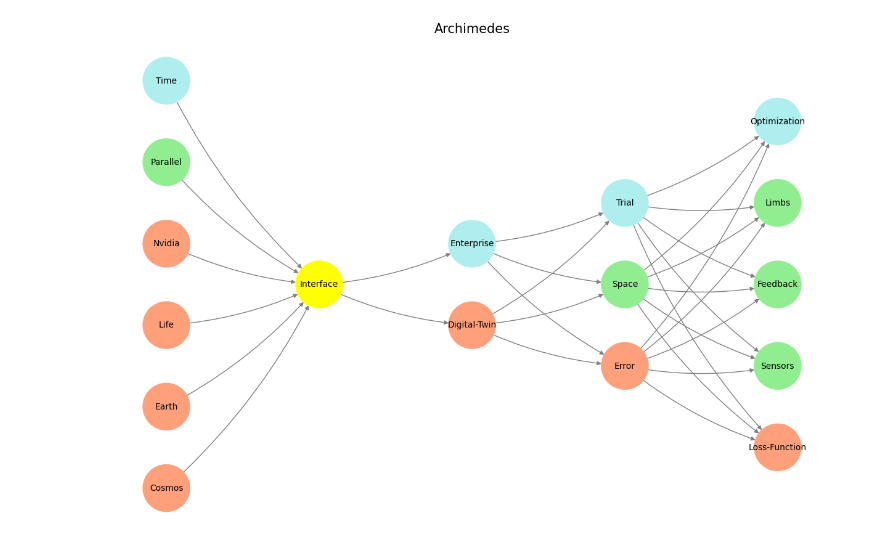
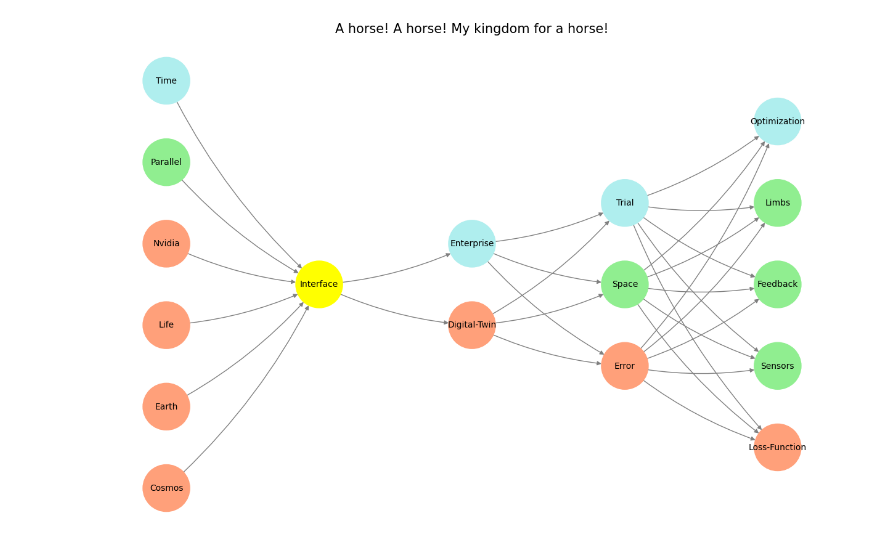
Before and after one commit to abikesa/weisner, a Jupyter notebook: kitabo/ensi/_build/jupyter_execute/act3/part1/part1_2.ipynb, the cells around one changed output. Drawn from its saved outputs; the diff is of its cells as text; code cells hidden in the pictures.

Commit message:
my kingdom for a horse

```diff
--- a/kitabo/ensi/_build/jupyter_execute/act3/part1/part1_2.ipynb
+++ b/kitabo/ensi/_build/jupyter_execute/act3/part1/part1_2.ipynb
@@ -133,32 +101,32 @@ def visualize_nn():
     center_x = 0  # Align nodes horizontally
 
     # Add nodes and assign positions
     for i, (layer_name, nodes) in enumerate(layers.items()):
         y_positions = calculate_positions(nodes, center_x, offset=-len(layers) + i + 1)
         for node, position in zip(nodes, y_positions):
             G.add_node(node, layer=layer_name)
             pos[node] = position
             node_colors.append(assign_colors(node, layer_name))
 
     # Add edges (without weights)
     for layer_pair in [
         ('Pre-Input/World', 'Yellowstone/PerceptionAI'), ('Yellowstone/PerceptionAI', 'Input/AgenticAI'), ('Input/AgenticAI', 'Hidden/GenerativeAI'), ('Hidden/GenerativeAI', 'Output/PhysicalAI')
     ]:
         source_layer, target_layer = layer_pair
         for source in layers[source_layer]:
             for target in layers[target_layer]:
                 G.add_edge(source, target)
 
     # Draw the graph
     plt.figure(figsize=(12, 8))
     nx.draw(
         G, pos, with_labels=True, node_color=node_colors, edge_color='gray',
         node_size=3000, font_size=10, connectionstyle="arc3,rad=0.1"
     )
-    plt.title("Archimedes", fontsize=15)
+    plt.title("A horse! A horse! My kingdom for a horse!", fontsize=15)
     plt.show()
 
 # Run the visualization
 visualize_nn()
 # %% [output]
-[figure, old version]
+[figure, new version]
```
Also changed, not shown: parts of 2 cells of this notebook, 6 other files.
